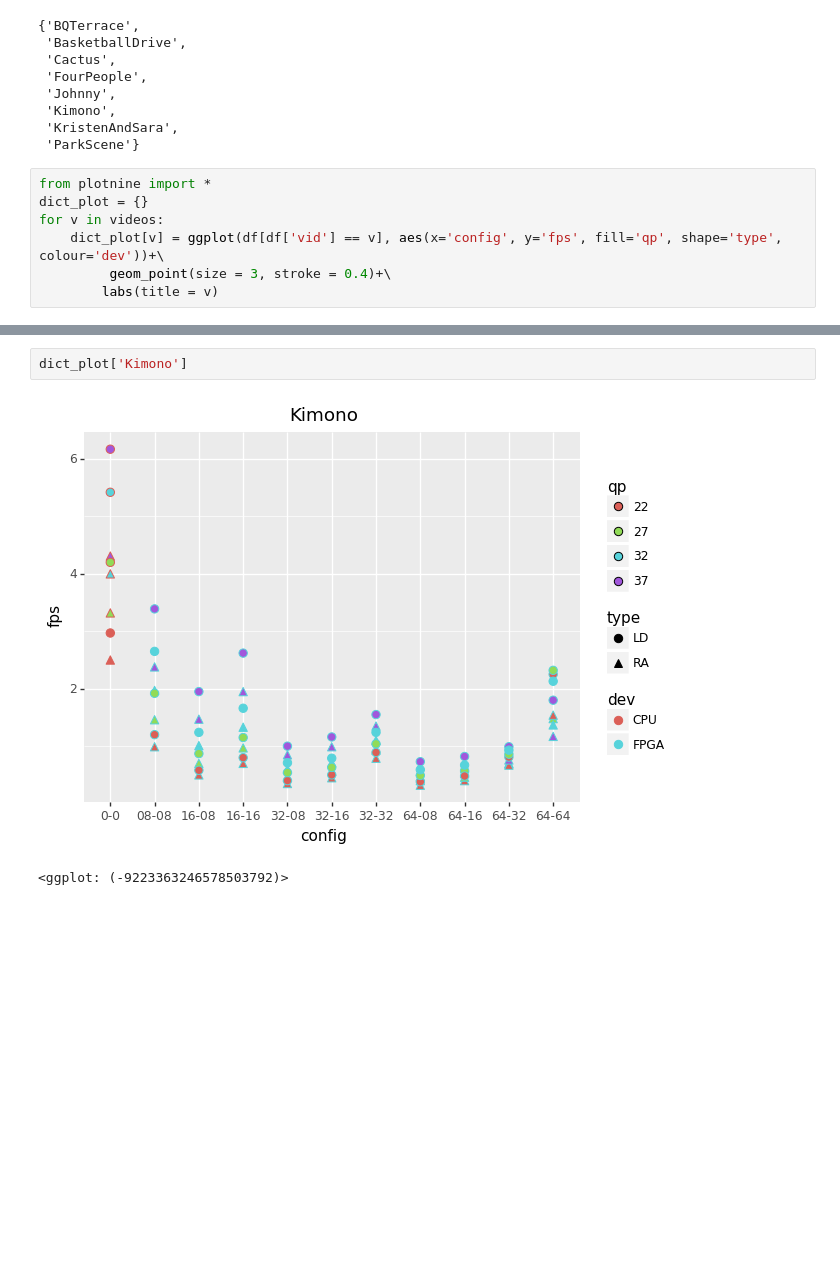
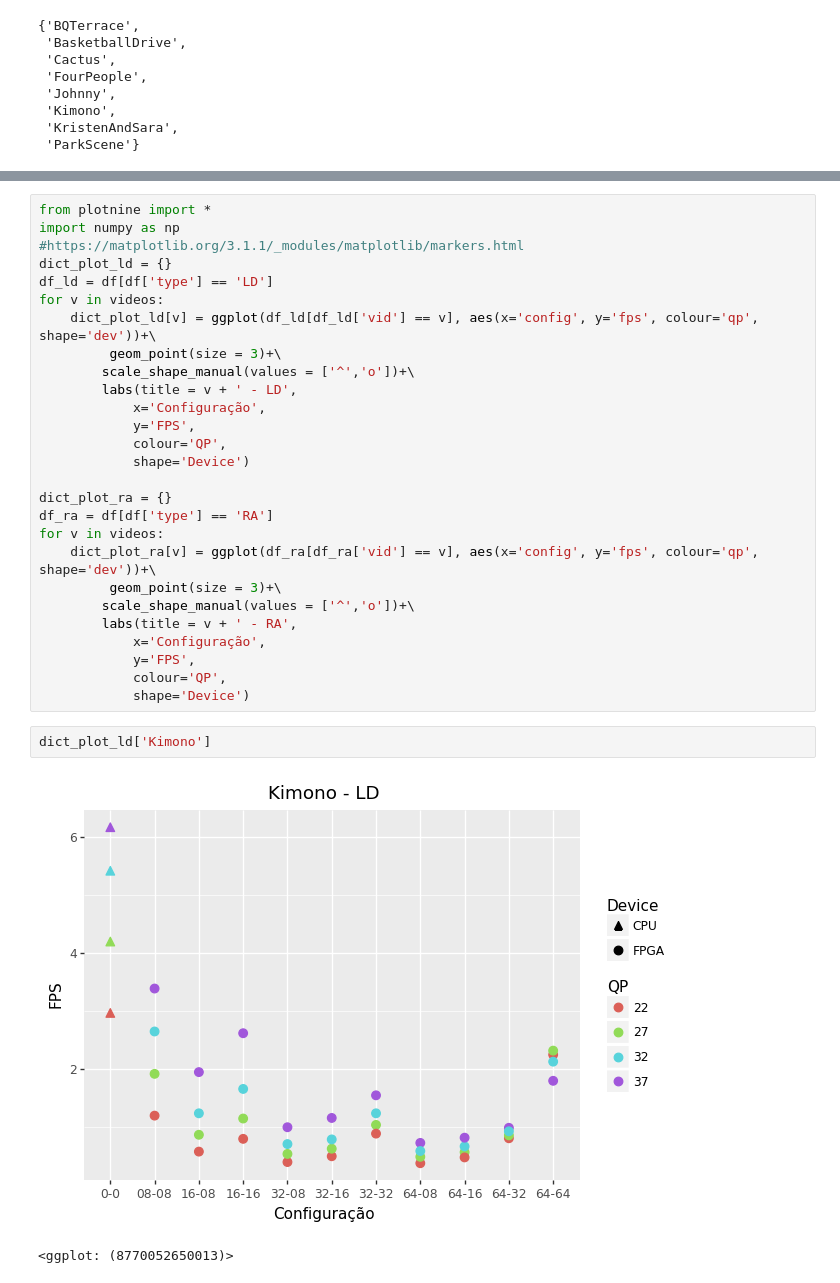
Before and after one commit to dwahast/Analise_TCC, a Jupyter notebook: Analise.ipynb, the cells around one changed output, grey strips where cells are left out. Drawn from its saved outputs; the diff is of its cells as text; blank space fills up the shorter version.

Commit message:
Plots diferentes para LD e LA

```diff
--- a/Analise GPU.ipynb
+++ b/Analise.ipynb
@@ -99,10 +99,3 @@ videos
  'Kimono',
  'KristenAndSara',
  'ParkScene'}
-# %%
-from plotnine import *
-dict_plot = {}
-for v in videos:
-    dict_plot[v] = ggplot(df[df['vid'] == v], aes(x='config', y='fps', fill='qp', shape='type', colour='dev'))+\
-         geom_point(size = 3, stroke = 0.4)+\
-        labs(title = v)
@@ -109,5 +130,32 @@ for v in videos:
+# %%
+from plotnine import *
+import numpy as np
+#https://matplotlib.org/3.1.1/_modules/matplotlib/markers.html
+dict_plot_ld = {}
+df_ld = df[df['type'] == 'LD']
+for v in videos:
+    dict_plot_ld[v] = ggplot(df_ld[df_ld['vid'] == v], aes(x='config', y='fps', colour='qp', shape='dev'))+\
+         geom_point(size = 3)+\
+        scale_shape_manual(values = ['^','o'])+\
+        labs(title = v + ' - LD',
+            x='Configuração',
+            y='FPS',
+            colour='QP',
+            shape='Device')
+
+dict_plot_ra = {}
+df_ra = df[df['type'] == 'RA']
+for v in videos:
+    dict_plot_ra[v] = ggplot(df_ra[df_ra['vid'] == v], aes(x='config', y='fps', colour='qp', shape='dev'))+\
+         geom_point(size = 3)+\
+        scale_shape_manual(values = ['^','o'])+\
+        labs(title = v + ' - RA',
+            x='Configuração',
+            y='FPS',
+            colour='QP',
+            shape='Device')
 # %%
-dict_plot['Kimono']
+dict_plot_ld['Kimono']
 # %% [output]
-[figure, old version]
+[figure, new version]
-<ggplot: (-9223363246578503792)>
+<ggplot: (8770052650013)>
```
Also changed, not shown: parts of 5 cells of this notebook, 24 other files.
